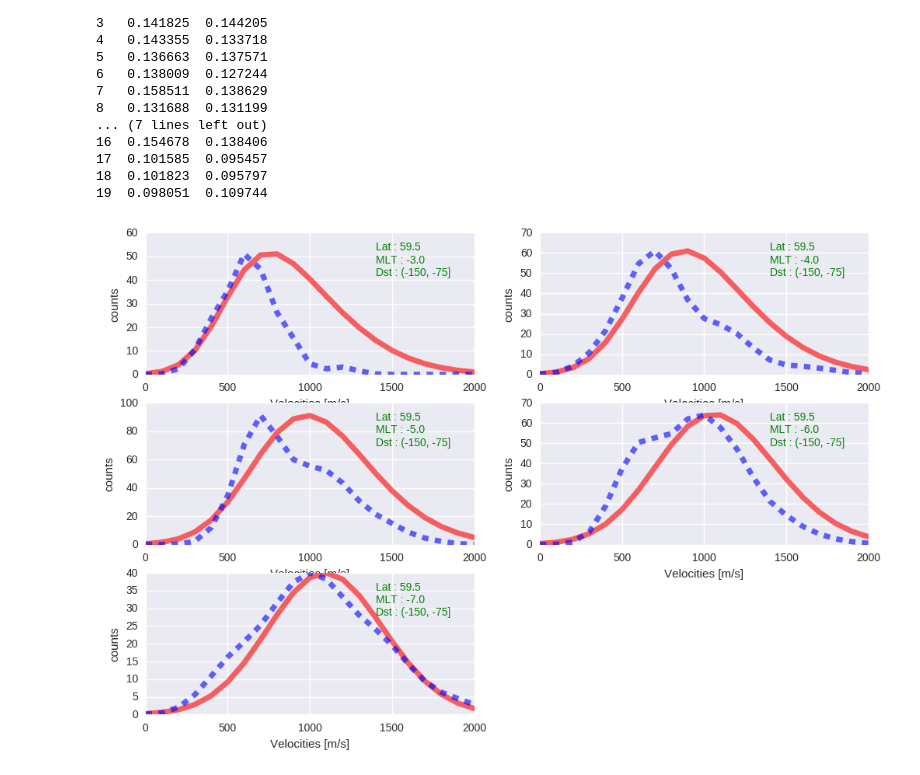
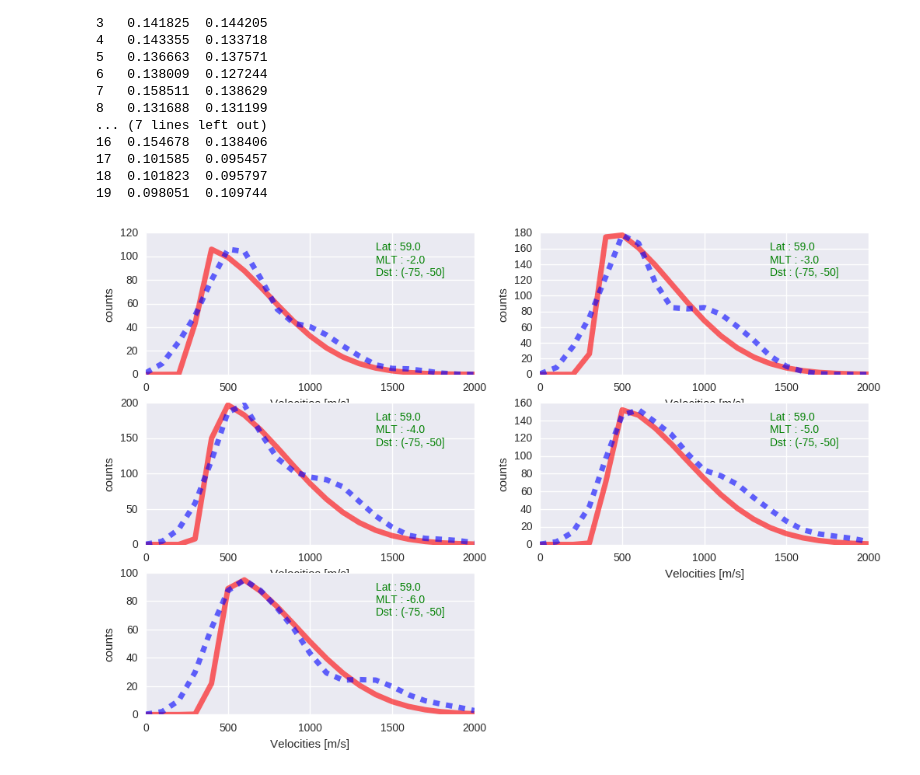
Before and after one commit to bharatreddy/vel-analys, a Jupyter notebook: ipy/skewFitAgain.ipynb, the cells around one changed output. Cells and saved outputs as stored; diff of their text form; code cells hidden in the pictures.

Commit message:
velocity event test

```diff
--- a/ipy/skewFitAgain.ipynb
+++ b/ipy/skewFitAgain.ipynb
@@ -238,9 +238,9 @@ print fitSgDF[ ["pred_loc", "loc"] ].head(20)
 # Our velocities range from 0 to 2000 m/s
 velsArr = numpy.arange(0.,2100.,100.)
 velsNormArr = velsArr/2000.
-selMLAT = 59.5#59.5#
+selMLAT = 59.#59.5#
 selNormMLT = -3.#-3.#
-selDstBin = "(-150, -75]"
+selDstBin = "(-75, -50]"
 selFitDF = fitSgDF[ (fitSgDF["dst_bin"] == selDstBin) &\
                 (fitSgDF["mlat"] == selMLAT) ]
 selVelDF = velGmagDF[ (velGmagDF["dst_bin"] == selDstBin) & \
@@ -253,32 +253,34 @@ axArr = []
 axArr.append( f.add_subplot(3,2,1) )
 axArr.append( f.add_subplot(3,2,2) )
 axArr.append( f.add_subplot(3,2,3) )
 axArr.append( f.add_subplot(3,2,4) )
 axArr.append( f.add_subplot(3,2,5) )
 for ind, currNormMLT in enumerate( numpy.sort( selFitDF["norm_mlt"].unique() )[::-1] ):
+    if ind > len(axArr)-1:
+        continue
     shape = selFitDF[ selFitDF["norm_mlt"] == currNormMLT ]["pred_shape"].tolist()[0]
     loc = selFitDF[ selFitDF["norm_mlt"] == currNormMLT ]["pred_loc"].tolist()[0]
     scale = selFitDF[ selFitDF["norm_mlt"] == currNormMLT ]["pred_scale"].tolist()[0]
     subVelDF = selVelDF[ selVelDF["normMLT"] == currNormMLT ]
     velScale = subVelDF["vSaps"].value_counts(bins=velsArr[::2]).max()
 #     print currNormMLT, shape, loc, scale
     pdf_fitted = scipy.stats.skewnorm.pdf(velsNormArr, shape, loc, scale)
 #     print pdf_fitted
     velKernel = scipy.stats.gaussian_kde( subVelDF["vSaps"], bw_method="scott" )
     pdf_adjusted = pdf_fitted/max(pdf_fitted) * velScale
     kernel_adjusted = (velKernel.pdf( velsArr )/max(velKernel.pdf( velsArr ))) * velScale
     axArr[ind].plot(velsArr, pdf_adjusted, 'r-', lw=5, alpha=0.6)
     axArr[ind].plot(velsArr, kernel_adjusted, 'b--', lw=5, alpha=0.6)
     axArr[ind].set_xlabel("Velocities [m/s]")
     axArr[ind].set_ylabel("counts")
     printText = "Lat : " + str(selMLAT) +\
                 "\n" + "MLT : " + str(currNormMLT) +\
                 "\n" + "Dst : " + selDstBin
     axArr[ind].text(0.7, 0.7,  printText,
             transform=axArr[ind].transAxes,
             color='green', fontsize=10)
 #     subVelDF["vSaps"].hist(ax=axArr[ind])
     axArr[ind].set_xlim( [0,2000] )
-# plt.savefig("../figs/skewed-gaussian-fit-test.pdf",bbox_inches='tight')
+plt.savefig("../figs/skewed-gaussian-fit-7550.pdf",bbox_inches='tight')
 # %% [output]
-[figure, old version]
+[figure, new version]
```
Also changed, not shown: 32 other files.
